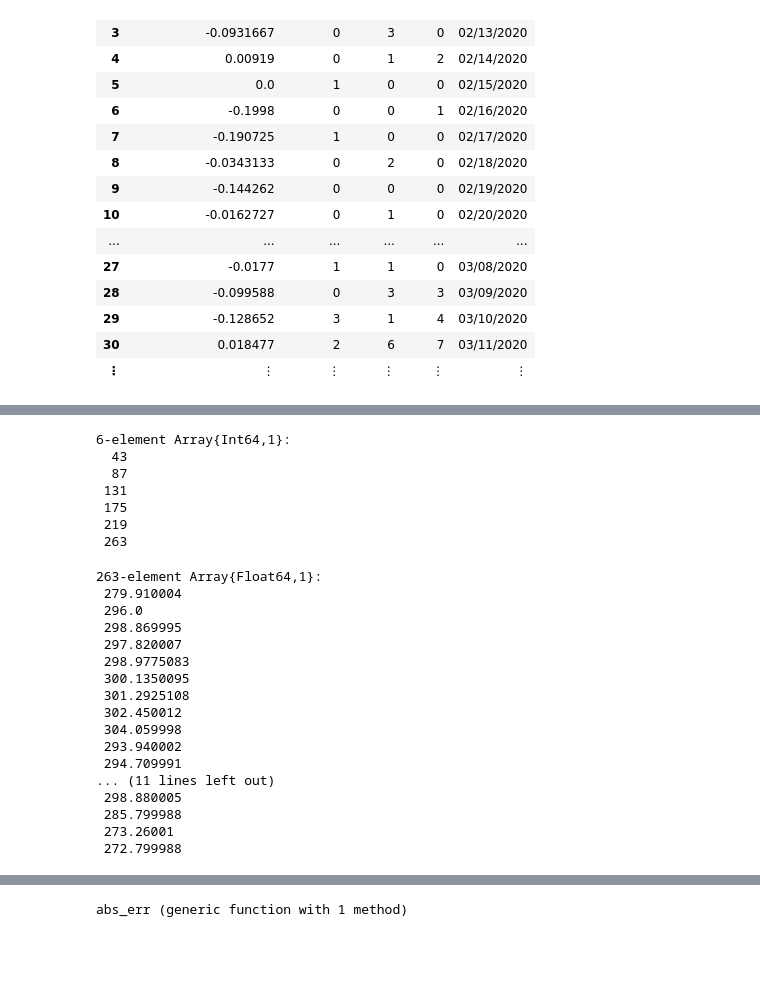
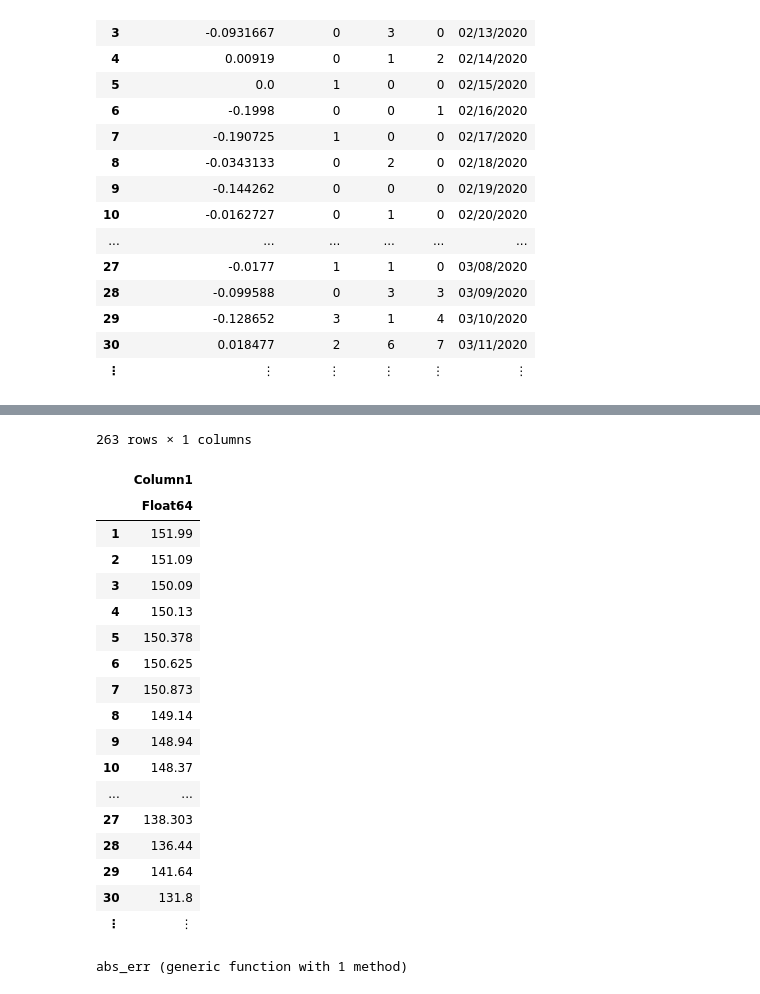
Before and after one commit to dchernysheva/ORIE-4741, a Jupyter notebook: Code/Healthcare/Anthem.ipynb, the cells around one changed output, grey strips where cells are left out. Drawn from its saved outputs; the diff is of its cells as text; code cells hidden in the pictures; blank space fills up the shorter version.

```diff
--- a/Code/Healthcare/Anthem.ipynb
+++ b/Code/Healthcare/Anthem.ipynb
@@ -47,31 +25,12 @@ stock = CSV.read("Anthem.csv",header = false)
-# %%
-# index for 5-fold
-split = [43,43 + 44,43+ 44*2,43 + 44*3, 43 + 44*4,43 + 44*5]
-# %% [output]
-6-element Array{Int64,1}:
-  43
-  87
- 131
- 175
- 219
- 263
-# %%
-stock[1]
-# %% [output]
-263-element Array{Float64,1}:
- 279.910004
- 296.0
- 298.869995
- 297.820007
- 298.9775083
- 300.1350095
- 301.2925108
- 302.450012
- 304.059998
- 293.940002
- 294.709991
-... (11 lines left out)
- 298.880005
- 285.799988
- 273.26001
- 272.799988
+# %%
+Anthem = CSV.read("Anthem.csv",header = false)
+Cardinal = CSV.read("Cardinal.csv",header = false)
+Cigna = CSV.read("Cigna.csv",header = false)
+CVS = CSV.read("CVS.csv",header = false)
+Gilead = CSV.read("Gilead.csv",header = false)
+McKesson = CSV.read("McKesson.csv",header = false)
+Moderna = CSV.read("Moderna.csv",header = false)
+Pfizer = CSV.read("Pfizer.csv",header = false)
+United = CSV.read("United.csv",header = false)
+Johnson = CSV.read("Johnson.csv",header = false)
+# %% [output]
@@ -78,3 +38,22 @@ stock[1]
+263 rows × 1 columns
+|  | Column1 |
+|  | Float64 |
+| 1 | 151.99 |
+| 2 | 151.09 |
+| 3 | 150.09 |
+| 4 | 150.13 |
+| 5 | 150.378 |
+| 6 | 150.625 |
+| 7 | 150.873 |
+| 8 | 149.14 |
+| 9 | 148.94 |
+| 10 | 148.37 |
+| ... | ... |
+| 27 | 138.303 |
+| 28 | 136.44 |
+| 29 | 141.64 |
+| 30 | 131.8 |
+| ⋮ | ⋮ |
 # %%
 function abs_err(y,pred)
     return mean(abs.(y-pred))
```
Also changed, not shown: parts of 20 cells of this notebook, 11 other files.
